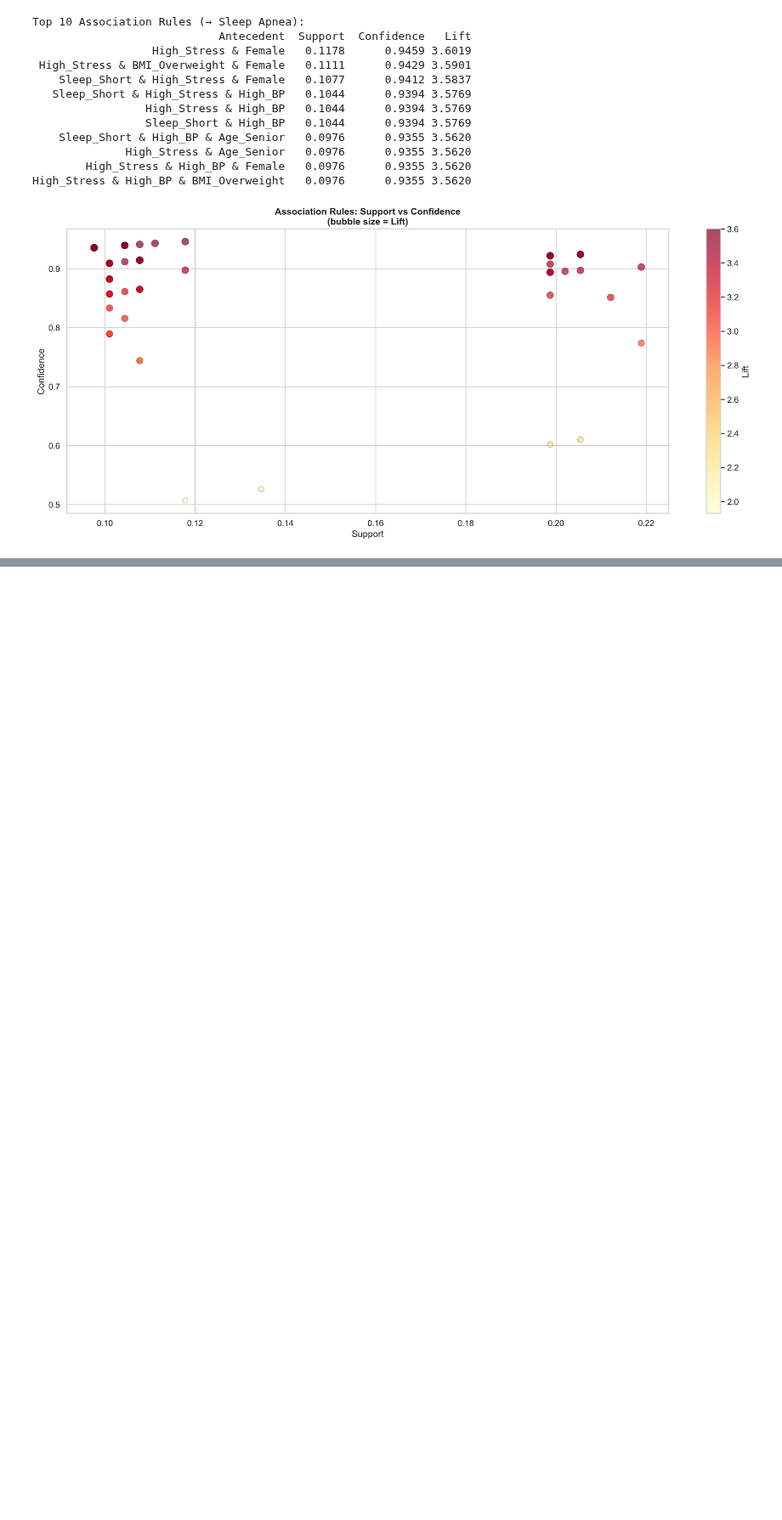
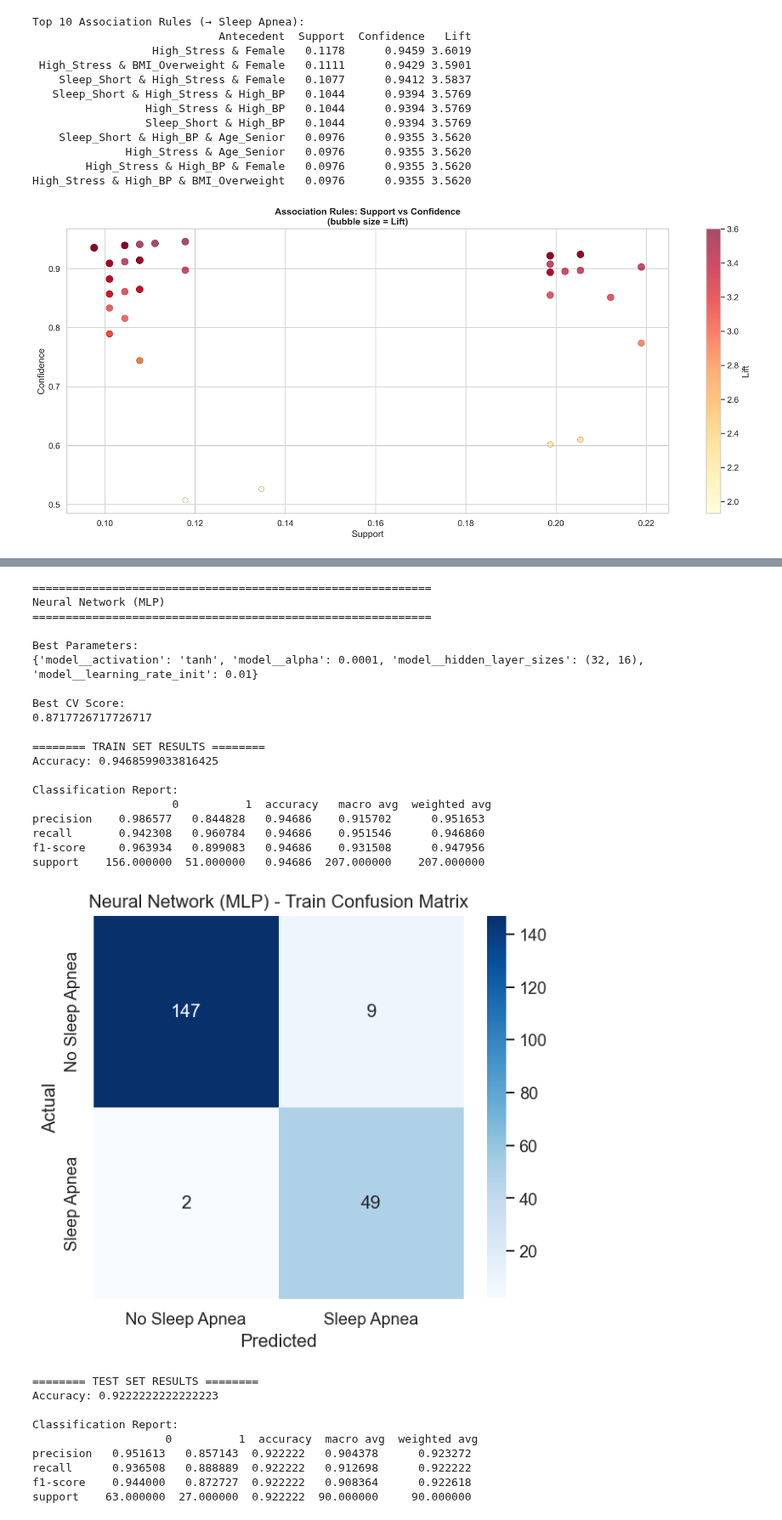
Before and after one commit to shreyaslakhotia/BC2407_Project_SleepGuard, a Jupyter notebook: BC2407.ipynb, the cells around one changed output, grey strips where cells are left out. Shown at 85% size. Saved outputs shown, nothing was run; the diff lists cells and outputs as text; code cells hidden in the pictures; blank space fills up the shorter version.

```diff
--- a/BC2407.ipynb
+++ b/BC2407.ipynb
@@ -694,0 +791,70 @@ Mean CV F1: 0.8852 (+/- 0.1123)
+# %%
+from sklearn.neural_network import MLPClassifier
+from sklearn.pipeline import Pipeline
+from sklearn.model_selection import GridSearchCV
+from sklearn.preprocessing import StandardScaler
+
+mlp_pipeline = Pipeline([
+    ('scaler', StandardScaler()),
+    ('model', MLPClassifier(
+        random_state=seed,
+        max_iter=2000,
+        early_stopping=True,
+    ))
+])
+
+mlp_param_grid = {
+    'model__hidden_layer_sizes': [(32,), (64,), (32,16)],
+    'model__activation': ['relu', 'tanh'],
+    'model__alpha': [0.0001, 0.001],
+    'model__learning_rate_init': [0.001, 0.01]
+}
+
+mlp_grid = GridSearchCV(
+    estimator=mlp_pipeline,
+    param_grid=mlp_param_grid,
+    cv=9,
+    scoring='f1',
+    n_jobs=-1
+)
+
+mlp_grid.fit(X_train, y_train)
+
+evaluate_model(
+    model=mlp_grid,
+    X_train=X_train,
+    y_train=y_train,
+    X_test=X_test,
+    y_test=y_test,
+    model_name="Neural Network (MLP)"
+)
+# %% [output]
+============================================================
+Neural Network (MLP)
+============================================================
+
+Best Parameters:
+{'model__activation': 'tanh', 'model__alpha': 0.0001, 'model__hidden_layer_sizes': (32, 16), 'model__learning_rate_init': 0.01}
+
+Best CV Score:
+0.8717726717726717
+
+======== TRAIN SET RESULTS ========
+Accuracy: 0.9468599033816425
+
+Classification Report:
+                     0          1  accuracy   macro avg  weighted avg
+precision    0.986577   0.844828   0.94686    0.915702      0.951653
+recall       0.942308   0.960784   0.94686    0.951546      0.946860
+f1-score     0.963934   0.899083   0.94686    0.931508      0.947956
+support    156.000000  51.000000   0.94686  207.000000    207.000000
+[figure, added]
+======== TEST SET RESULTS ========
+Accuracy: 0.9222222222222223
+
+Classification Report:
+                    0          1  accuracy  macro avg  weighted avg
+precision   0.951613   0.857143  0.922222   0.904378      0.923272
+recall      0.936508   0.888889  0.922222   0.912698      0.922222
+f1-score    0.944000   0.872727  0.922222   0.908364      0.922618
+support    63.000000  27.000000  0.922222  90.000000     90.000000
```
Also changed, not shown: parts of 25 cells of this notebook, 1 other file.
